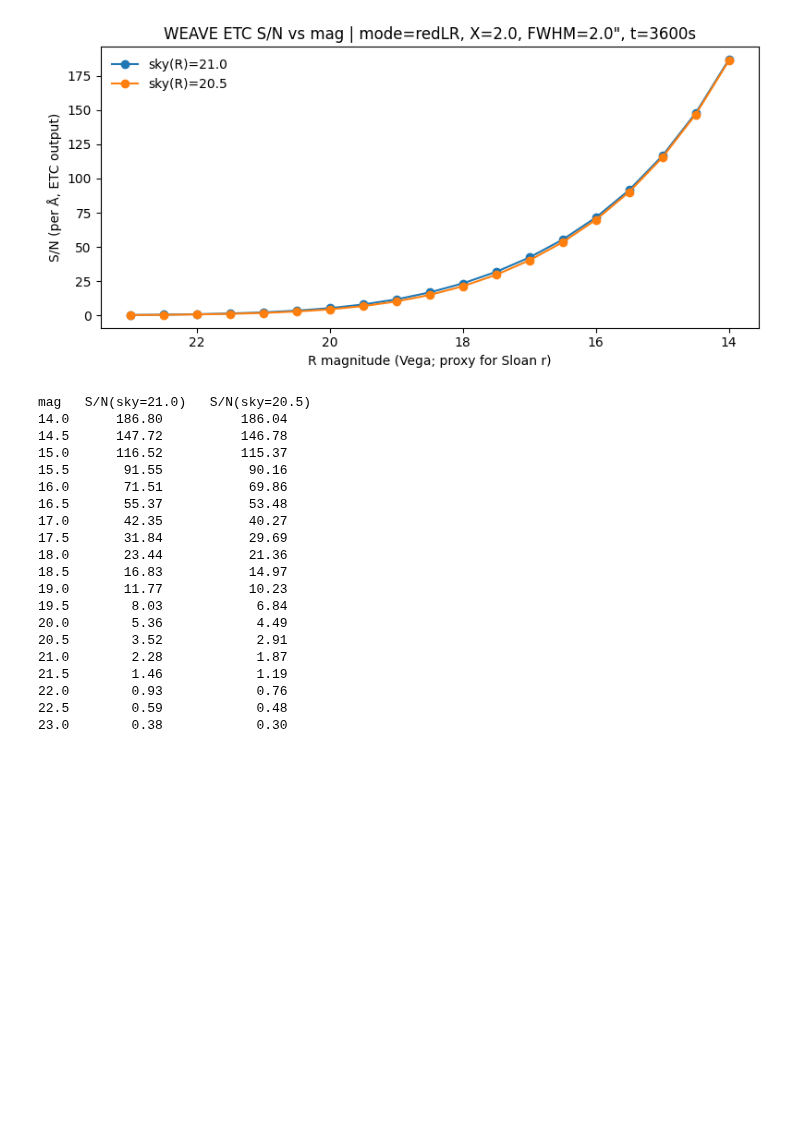
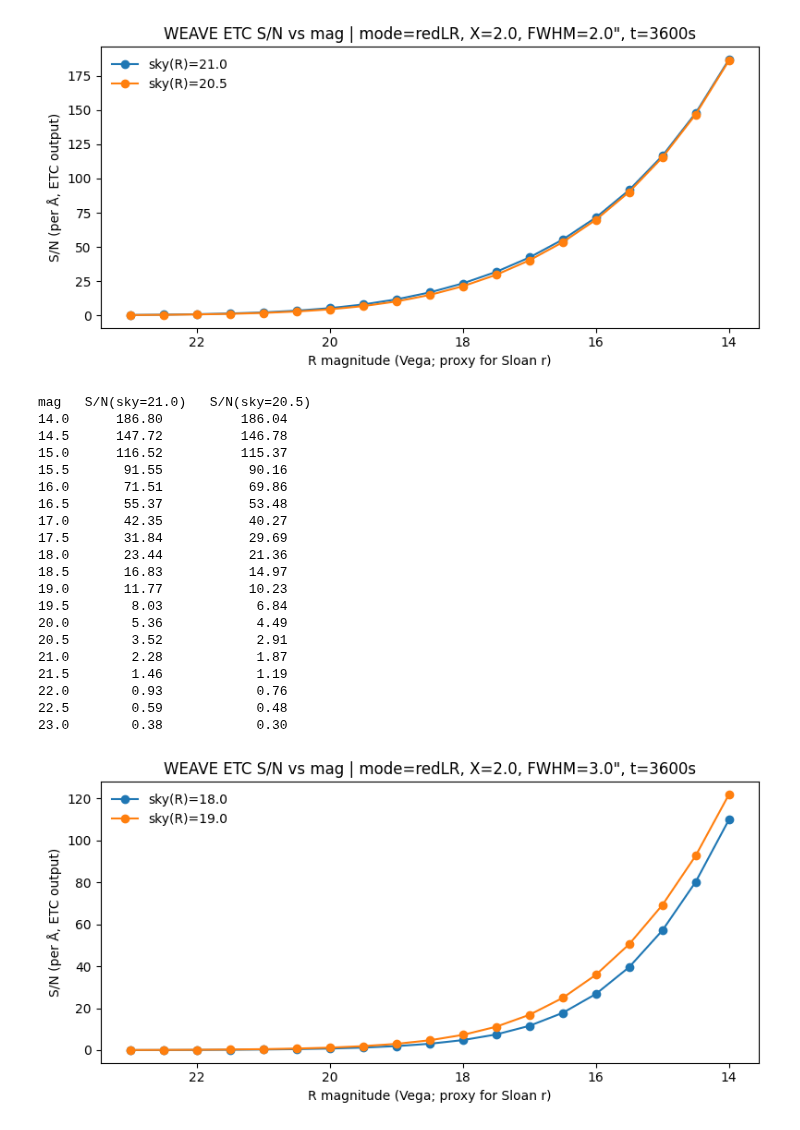
Before and after one commit to saatour/GW170817, a Jupyter notebook: WEAVE ETC 02032026.ipynb, the cells around one changed output. Cells and saved outputs as stored; diff of their text form; code cells hidden in the pictures; blank space fills up the shorter version.

```diff
--- a/WEAVE ETC 02032026.ipynb
+++ b/WEAVE ETC 02032026.ipynb
@@ -151,3 +151,84 @@ mag   S/N(sky=21.0)   S/N(sky=20.5)
 22.0        0.93            0.76
 22.5        0.59            0.48
 23.0        0.38            0.30
+# %%
+import subprocess
+import re
+import numpy as np
+import matplotlib.pyplot as plt
+
+SIGNAL = "./signalWEAVE"   # because it extracted into the current directory
+
+# --- Settings requested ---
+airmass = 2.0
+seeing_fwhm = 3.0          # arcsec
+exptime = 3600             # seconds
+band = "R"                 # closest proxy to Sloan r
+mode = "redLR"             # low-res red arm (good for redshift work)
+
+# Sky brightness scenarios in R, mag/arcsec^2
+sky_scenarios = [18.0, 19.0]
+skyband = "R"
+
+mags = np.arange(14, 23.5, 0.5)
+
+def run_signalweave(mag, sky_val):
+    cmd = [
+        SIGNAL,
+        "--instrument_mode", mode,
+        "--band", band,
+        "--X", str(airmass),
+        "--FWHM", str(seeing_fwhm),
+        "--sky", str(sky_val),
+        "--skyband", skyband,
+        str(mag),
+        str(exptime),
+    ]
+
+    out = subprocess.check_output(cmd, text=True, stderr=subprocess.STDOUT)
+
+    # Robust parse: look for "S/N" followed by a number
+    m = re.search(r"S/N[^0-9]*([0-9]+(?:\.[0-9]+)?)", out)
+    if m:
+        return float(m.group(1)), out
+
+    # Fallback: last float on last non-empty line
+    lines = [ln.strip() for ln in out.splitlines() if ln.strip()]
+    floats = re.findall(r"[-+]?\d*\.\d+|[-+]?\d+", lines[-1]) if lines else []
+    if floats:
+        return float(floats[-1]), out
+
+    raise RuntimeError(f"Could not parse S/N for mag={mag}, sky={sky_val}.\nOutput head:\n{out[:400]}")
+
+# --- Generate curves ---
+sn_results = {}
+
+for sky in sky_scenarios:
+    sn_list = []
+    for mag in mags:
+        sn, _ = run_signalweave(mag, sky_val=sky)
+        sn_list.append(sn)
+    sn_results[sky] = np.array(sn_list)
+
+# --- Plot ---
+plt.figure(figsize=(8, 4))
+
+for sky in sky_scenarios:
+    plt.plot(mags, sn_results[sky], marker="o", label=f"sky(R)={sky:.1f}")
+
+plt.gca().invert_xaxis()
+plt.xlabel("R magnitude (Vega; proxy for Sloan r)")
+plt.ylabel("S/N (per Å, ETC output)")
+plt.title(f"WEAVE ETC S/N vs mag | mode={mode}, X={airmass}, FWHM={seeing_fwhm}\", t={exptime}s")
+plt.legend(frameon=False)
+plt.tight_layout()
+plt.show()
+
+# --- Print quick reference table ---
+print("mag   S/N(sky=18.0)   S/N(sky=19.0)")
+for i, mag in enumerate(mags):
+    s18 = sn_results[18.0][i]
+    s19 = sn_results[19.0][i]
+    print(f"{mag:4.1f}     {s18:7.2f}         {s19:7.2f}")
+# %% [output]
+[figure, added]
```
Also changed, not shown: parts of 1 cell of this notebook.
